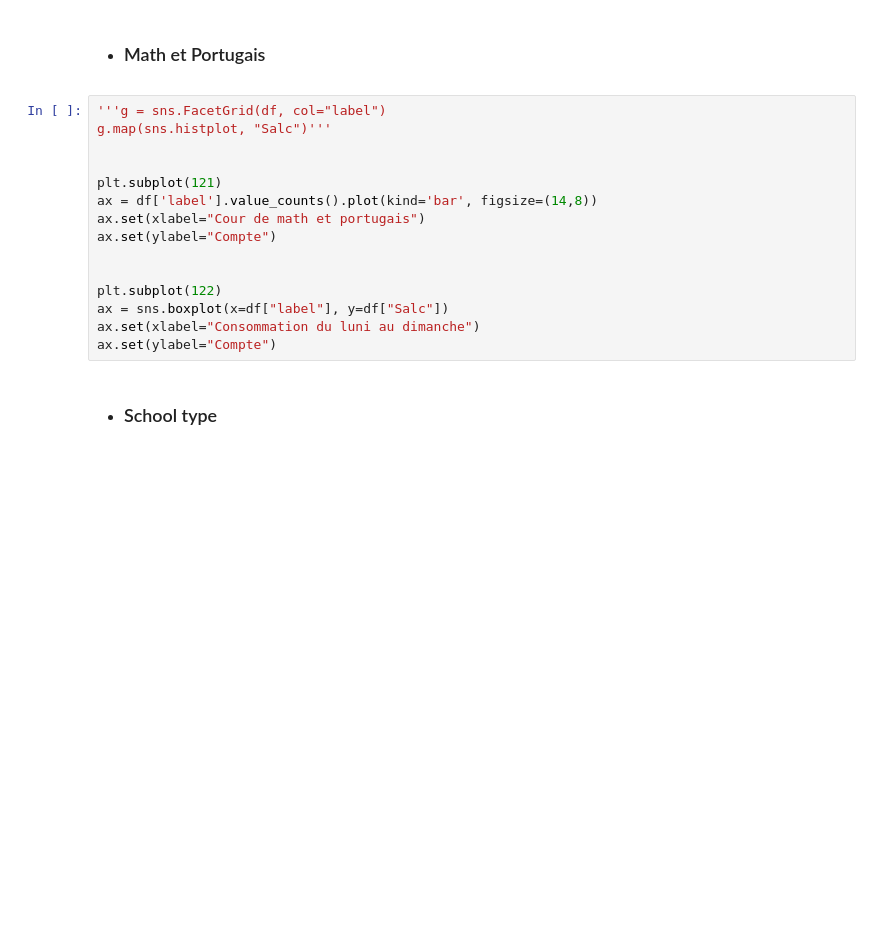
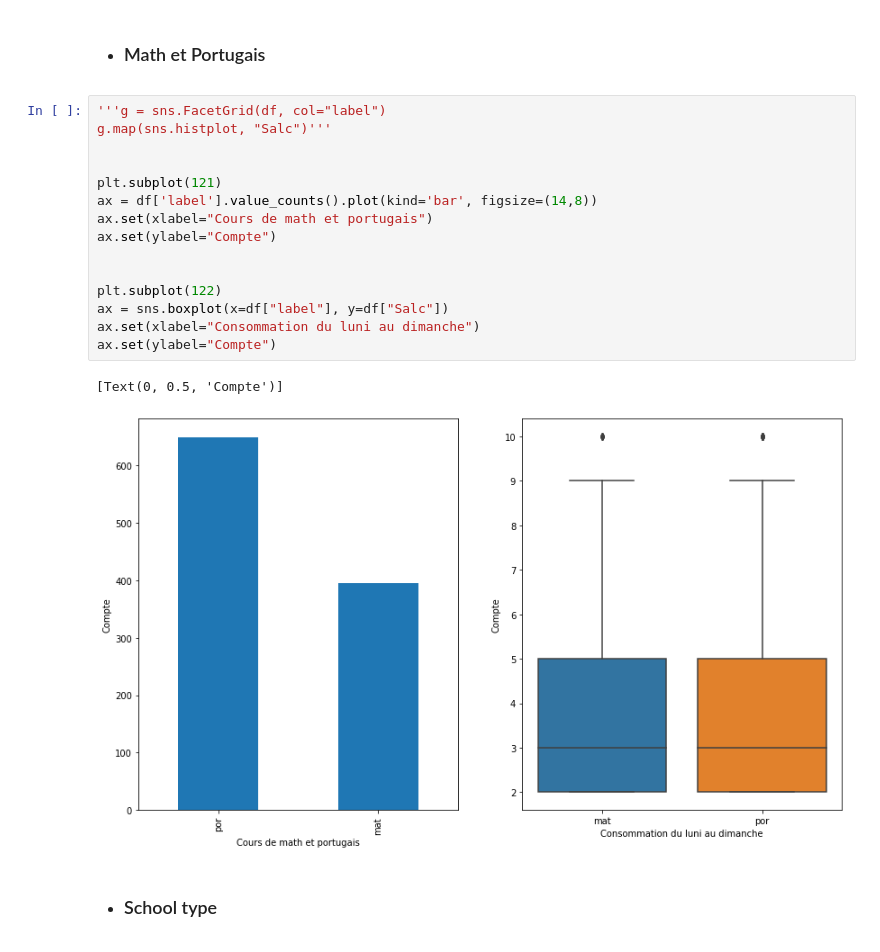
Before and after one commit to QvHub/student_alcohol_consumption, a Jupyter notebook: analyse_alcool_et_resultat_scolaire_maya_khaled_quentin.ipynb, the cells around one changed output. Saved outputs shown, nothing was run; the diff lists cells and outputs as text; blank space fills up the shorter version.

```diff
--- a/analyse_alcool_et_resultat_scolaire_maya_khaled_quentin.ipynb
+++ b/analyse_alcool_et_resultat_scolaire_maya_khaled_quentin.ipynb
@@ -379,18 +454,21 @@ g.set(ylabel="Densité")
 # %%
 '''g = sns.FacetGrid(df, col="label")
 g.map(sns.histplot, "Salc")'''
 
 
 plt.subplot(121)
 ax = df['label'].value_counts().plot(kind='bar', figsize=(14,8))
-ax.set(xlabel="Cour de math et portugais")
+ax.set(xlabel="Cours de math et portugais")
 ax.set(ylabel="Compte")
 
 
 plt.subplot(122)
 ax = sns.boxplot(x=df["label"], y=df["Salc"])
 ax.set(xlabel="Consommation du luni au dimanche")
 ax.set(ylabel="Compte")
+# %% [output]
+[Text(0, 0.5, 'Compte')]
+[figure, added]
 # %% [markdown]
 - ### School type
 # %%
```
Also changed, not shown: parts of 29 cells of this notebook.
